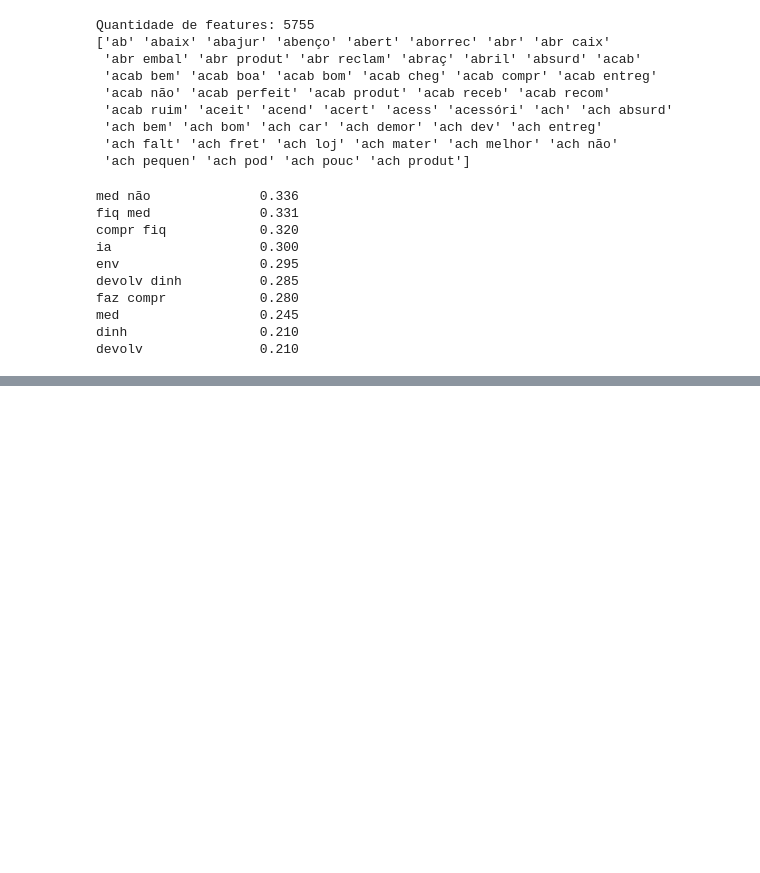
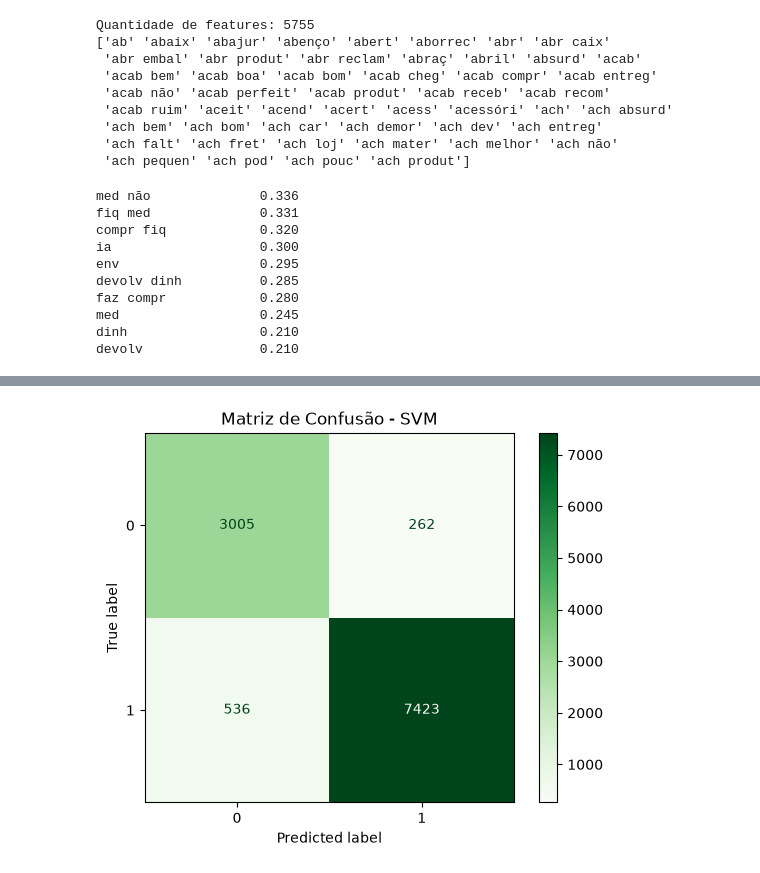
Before and after one commit to RenanTrevelim/olist-nlp-audit, a Jupyter notebook: notebooks/02_nlp_audit.ipynb, the cells around one changed output, grey strips where cells are left out. Drawn from its saved outputs; the diff is of its cells as text; code cells hidden in the pictures; blank space fills up the shorter version.

```diff
--- a/notebooks/02_nlp_audit.ipynb
+++ b/notebooks/02_nlp_audit.ipynb
@@ -312,0 +401,5 @@ plt.show()
+# %%
+pipeline_svm = Pipeline([
+    ("tfidf", vectorizer),
+    ("modelo_svm", LinearSVC(class_weight="balanced", random_state=42))
+])
@@ -312,0 +429,6 @@ plt.show()
+# %%
+ConfusionMatrixDisplay.from_estimator(pipeline_svm, X_teste, y_teste, cmap="Greens")
+plt.title("Matriz de Confusão - SVM")
+plt.show()
+# %% [output]
+[figure, added]
```
Also changed, not shown: parts of 23 cells of this notebook.
